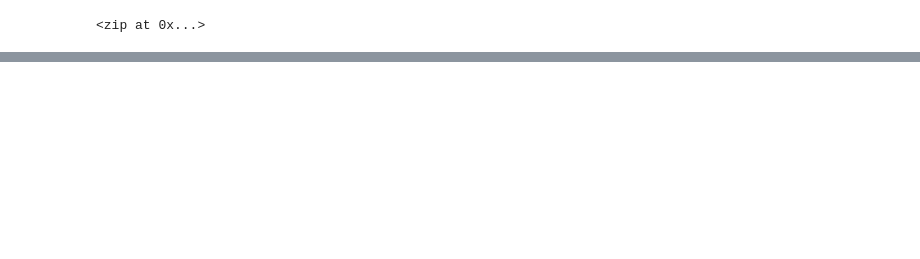
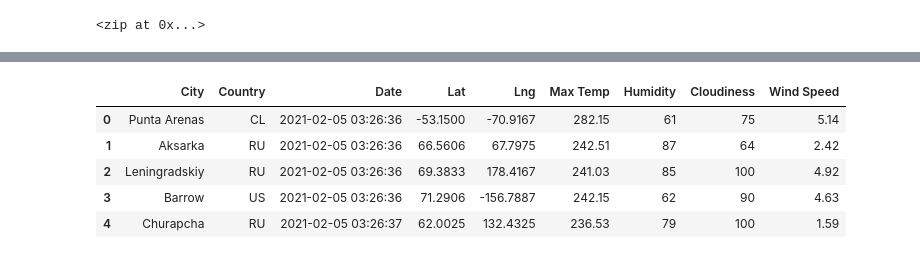
Before and after one commit to dkatragadda/World_Weather_Analysis, a Jupyter notebook: WeatherPy.ipynb, the cells around one changed output, grey strips where cells are left out. Drawn from its saved outputs; the diff is of its cells as text; code cells hidden in the pictures; blank space fills up the shorter version.

```diff
--- a/WeatherPy.ipynb
+++ b/WeatherPy.ipynb
@@ -33,0 +162,13 @@ len(cities)
+# %%
+# Reordering the columns of the dataframe
+new_order=['City','Country','Date','Lat','Lng','Max Temp','Humidity','Cloudiness','Wind Speed']
+city_data_df=city_data_df[new_order]
+# %%
+city_data_df.head()
+# %% [output]
+|  | City | Country | Date | Lat | Lng | Max Temp | Humidity | Cloudiness | Wind Speed |
+| 0 | Punta Arenas | CL | 2021-02-05 03:26:36 | -53.1500 | -70.9167 | 282.15 | 61 | 75 | 5.14 |
+| 1 | Aksarka | RU | 2021-02-05 03:26:36 | 66.5606 | 67.7975 | 242.51 | 87 | 64 | 2.42 |
+| 2 | Leningradskiy | RU | 2021-02-05 03:26:36 | 69.3833 | 178.4167 | 241.03 | 85 | 100 | 4.92 |
+| 3 | Barrow | US | 2021-02-05 03:26:36 | 71.2906 | -156.7887 | 242.15 | 62 | 90 | 4.63 |
+| 4 | Churapcha | RU | 2021-02-05 03:26:37 | 62.0025 | 132.4325 | 236.53 | 79 | 100 | 1.59 |
```
Also changed, not shown: parts of 8 cells of this notebook, 1 other file.
